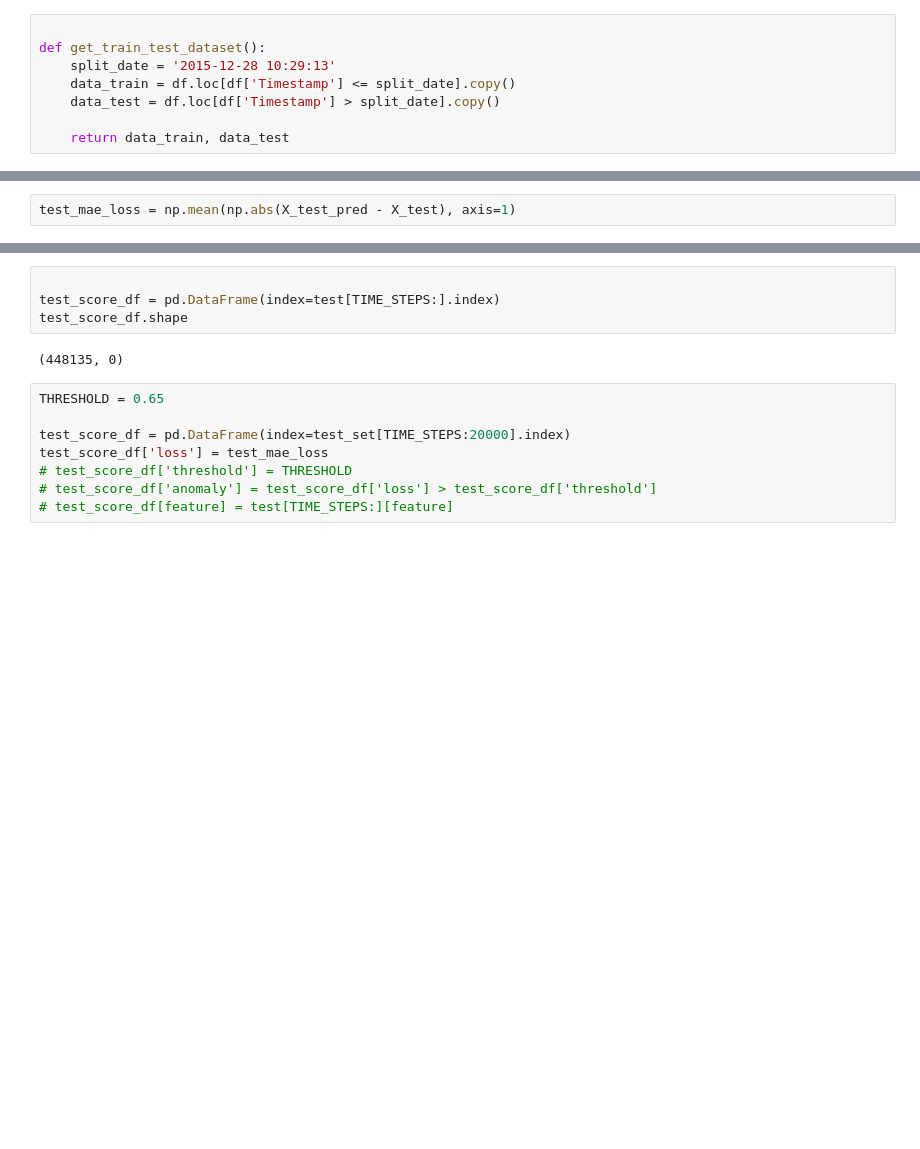
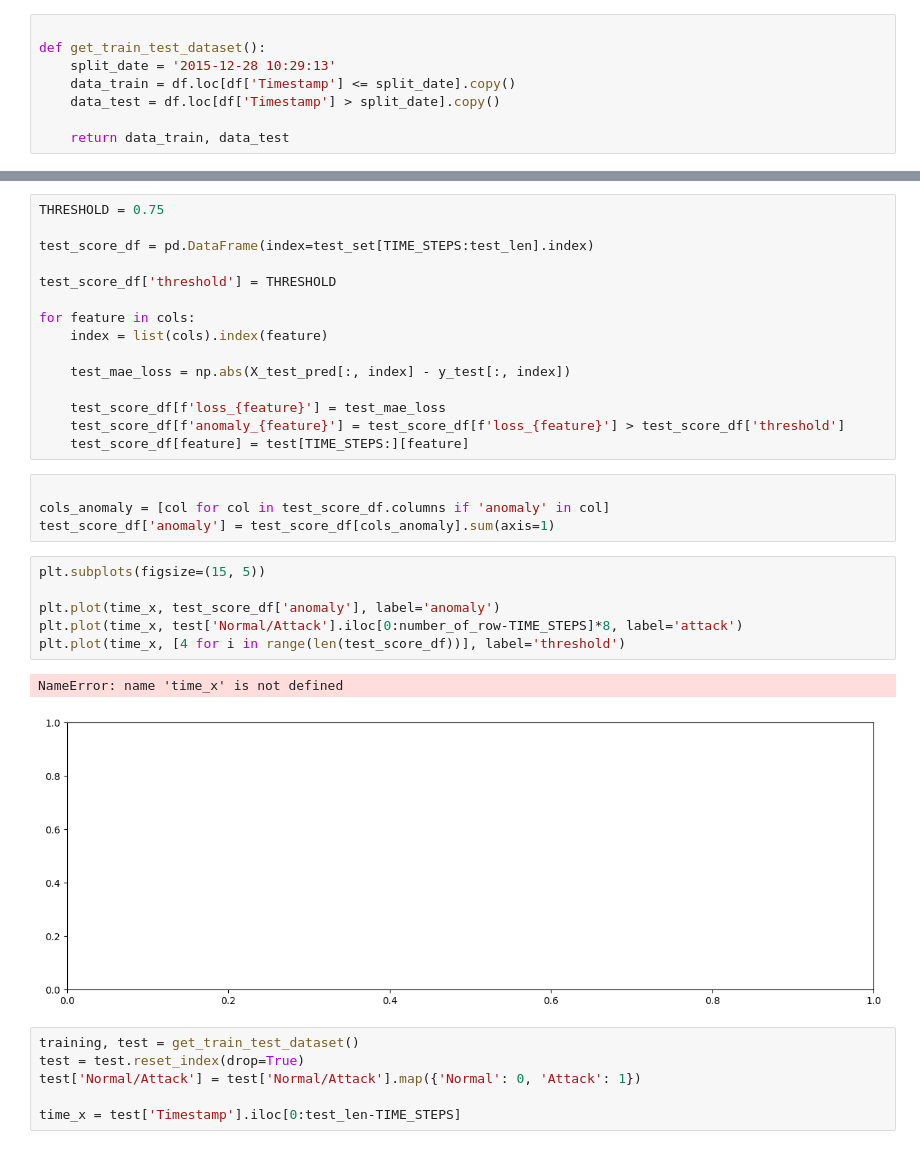
Before and after one commit to dbodenghien/SWaT_Analysis_TFE, a Jupyter notebook: lstm_model.ipynb, the cells around one changed output, grey strips where cells are left out. Saved outputs shown, nothing was run; the diff lists cells and outputs as text; blank space fills up the shorter version.

```diff
--- a/lstm_model.ipynb
+++ b/lstm_model.ipynb
@@ -199,2 +207,0 @@ y_test.shape
-# %%
-test_mae_loss = np.mean(np.abs(X_test_pred - X_test), axis=1)
@@ -239,14 +248,34 @@ g.set_ylim([0, 1.2])
-# %%
-
-test_score_df = pd.DataFrame(index=test[TIME_STEPS:].index)
-test_score_df.shape
-# %% [output]
-(448135, 0)
 # %%
-THRESHOLD = 0.65
+THRESHOLD = 0.75
 
-test_score_df = pd.DataFrame(index=test_set[TIME_STEPS:20000].index)
-test_score_df['loss'] = test_mae_loss
-# test_score_df['threshold'] = THRESHOLD
-# test_score_df['anomaly'] = test_score_df['loss'] > test_score_df['threshold']
-# test_score_df[feature] = test[TIME_STEPS:][feature]
+test_score_df = pd.DataFrame(index=test_set[TIME_STEPS:test_len].index)
+
+test_score_df['threshold'] = THRESHOLD
+
+for feature in cols:
+    index = list(cols).index(feature)
+
+    test_mae_loss = np.abs(X_test_pred[:, index] - y_test[:, index])
+
+    test_score_df[f'loss_{feature}'] = test_mae_loss
+    test_score_df[f'anomaly_{feature}'] = test_score_df[f'loss_{feature}'] > test_score_df['threshold']
+    test_score_df[feature] = test[TIME_STEPS:][feature]
+# %%
+
+cols_anomaly = [col for col in test_score_df.columns if 'anomaly' in col]
+test_score_df['anomaly'] = test_score_df[cols_anomaly].sum(axis=1)
+# %%
+plt.subplots(figsize=(15, 5))
+
+plt.plot(time_x, test_score_df['anomaly'], label='anomaly')
+plt.plot(time_x, test['Normal/Attack'].iloc[0:number_of_row-TIME_STEPS]*8, label='attack')
+plt.plot(time_x, [4 for i in range(len(test_score_df))], label='threshold')
+# %% [output]
+NameError: name 'time_x' is not defined
+[figure, added]
+# %%
+training, test = get_train_test_dataset()
+test = test.reset_index(drop=True)
+test['Normal/Attack'] = test['Normal/Attack'].map({'Normal': 0, 'Attack': 1})
+
+time_x = test['Timestamp'].iloc[0:test_len-TIME_STEPS]
```
Also changed, not shown: parts of 31 cells of this notebook, 2 other files.
